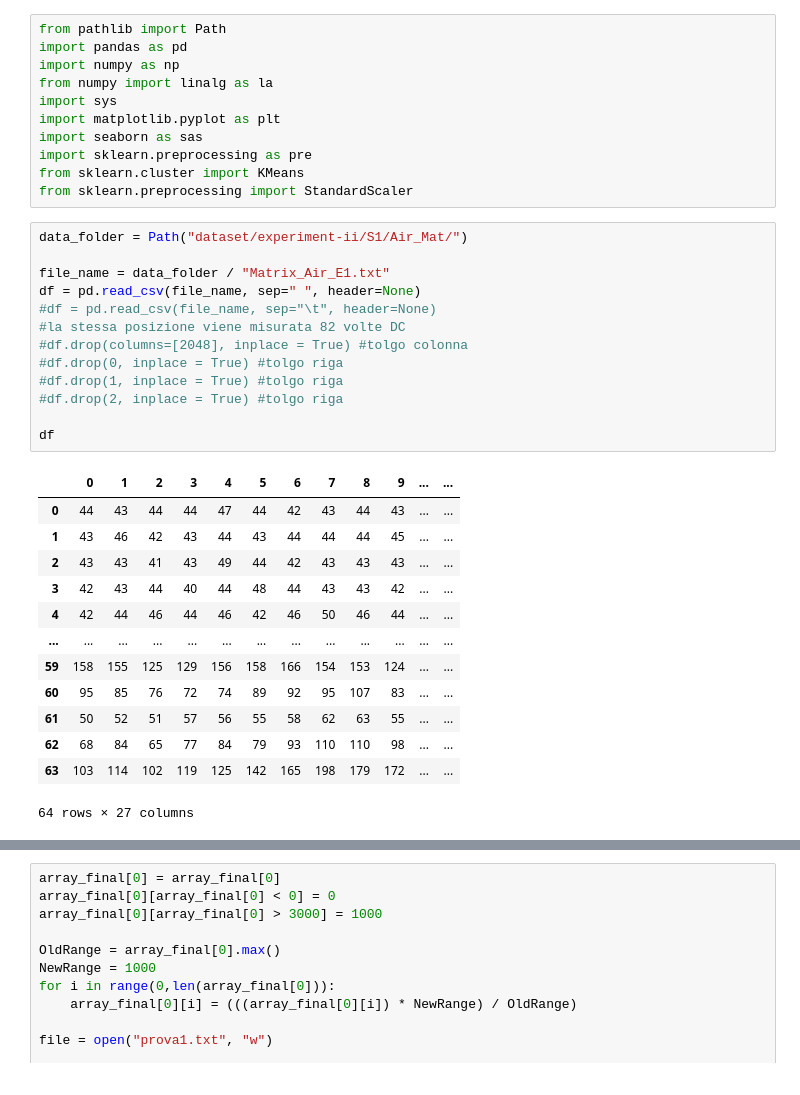
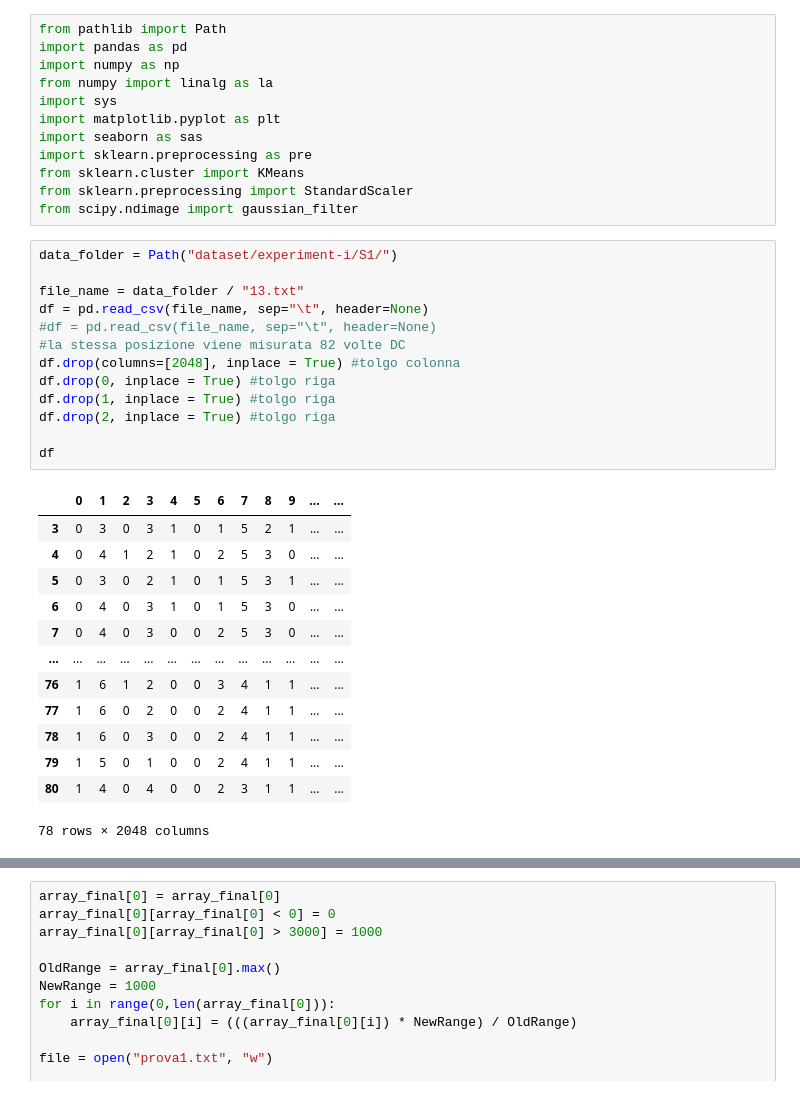
Before and after one commit to CrostaBot/PostureRecognition, a Jupyter notebook: PCA.ipynb, the cells around one changed output, grey strips where cells are left out. Saved outputs shown, nothing was run; the diff lists cells and outputs as text.

```diff
--- a/PCA.ipynb
+++ b/PCA.ipynb
@@ -9,33 +9,34 @@ import seaborn as sas
 import sklearn.preprocessing as pre
 from sklearn.cluster import KMeans
 from sklearn.preprocessing import StandardScaler
+from scipy.ndimage import gaussian_filter
 # %%
-data_folder = Path("dataset/experiment-ii/S1/Air_Mat/")
+data_folder = Path("dataset/experiment-i/S1/")
 
-file_name = data_folder / "Matrix_Air_E1.txt"
-df = pd.read_csv(file_name, sep=" ", header=None)
+file_name = data_folder / "13.txt"
+df = pd.read_csv(file_name, sep="\t", header=None)
 #df = pd.read_csv(file_name, sep="\t", header=None)
 #la stessa posizione viene misurata 82 volte DC
-#df.drop(columns=[2048], inplace = True) #tolgo colonna
-#df.drop(0, inplace = True) #tolgo riga
-#df.drop(1, inplace = True) #tolgo riga
-#df.drop(2, inplace = True) #tolgo riga
+df.drop(columns=[2048], inplace = True) #tolgo colonna
+df.drop(0, inplace = True) #tolgo riga
+df.drop(1, inplace = True) #tolgo riga
+df.drop(2, inplace = True) #tolgo riga
 
 df
 # %% [output]
 |  | 0 | 1 | 2 | 3 | 4 | 5 | 6 | 7 | 8 | 9 | ... | ... |
-| 0 | 44 | 43 | 44 | 44 | 47 | 44 | 42 | 43 | 44 | 43 | ... | ... |
-| 1 | 43 | 46 | 42 | 43 | 44 | 43 | 44 | 44 | 44 | 45 | ... | ... |
-| 2 | 43 | 43 | 41 | 43 | 49 | 44 | 42 | 43 | 43 | 43 | ... | ... |
-| 3 | 42 | 43 | 44 | 40 | 44 | 48 | 44 | 43 | 43 | 42 | ... | ... |
-| 4 | 42 | 44 | 46 | 44 | 46 | 42 | 46 | 50 | 46 | 44 | ... | ... |
+| 3 | 0 | 3 | 0 | 3 | 1 | 0 | 1 | 5 | 2 | 1 | ... | ... |
+| 4 | 0 | 4 | 1 | 2 | 1 | 0 | 2 | 5 | 3 | 0 | ... | ... |
+| 5 | 0 | 3 | 0 | 2 | 1 | 0 | 1 | 5 | 3 | 1 | ... | ... |
+| 6 | 0 | 4 | 0 | 3 | 1 | 0 | 1 | 5 | 3 | 0 | ... | ... |
+| 7 | 0 | 4 | 0 | 3 | 0 | 0 | 2 | 5 | 3 | 0 | ... | ... |
 | ... | ... | ... | ... | ... | ... | ... | ... | ... | ... | ... | ... | ... |
-| 59 | 158 | 155 | 125 | 129 | 156 | 158 | 166 | 154 | 153 | 124 | ... | ... |
-| 60 | 95 | 85 | 76 | 72 | 74 | 89 | 92 | 95 | 107 | 83 | ... | ... |
-| 61 | 50 | 52 | 51 | 57 | 56 | 55 | 58 | 62 | 63 | 55 | ... | ... |
-| 62 | 68 | 84 | 65 | 77 | 84 | 79 | 93 | 110 | 110 | 98 | ... | ... |
-| 63 | 103 | 114 | 102 | 119 | 125 | 142 | 165 | 198 | 179 | 172 | ... | ... |
+| 76 | 1 | 6 | 1 | 2 | 0 | 0 | 3 | 4 | 1 | 1 | ... | ... |
+| 77 | 1 | 6 | 0 | 2 | 0 | 0 | 2 | 4 | 1 | 1 | ... | ... |
+| 78 | 1 | 6 | 0 | 3 | 0 | 0 | 2 | 4 | 1 | 1 | ... | ... |
+| 79 | 1 | 5 | 0 | 1 | 0 | 0 | 2 | 4 | 1 | 1 | ... | ... |
+| 80 | 1 | 4 | 0 | 4 | 0 | 0 | 2 | 3 | 1 | 1 | ... | ... |
-64 rows × 27 columns
+78 rows × 2048 columns
 # %%
 array = df.to_numpy()
 #avg = array.mean()
```
Also changed, not shown: parts of 8 cells of this notebook, 2 other files.
